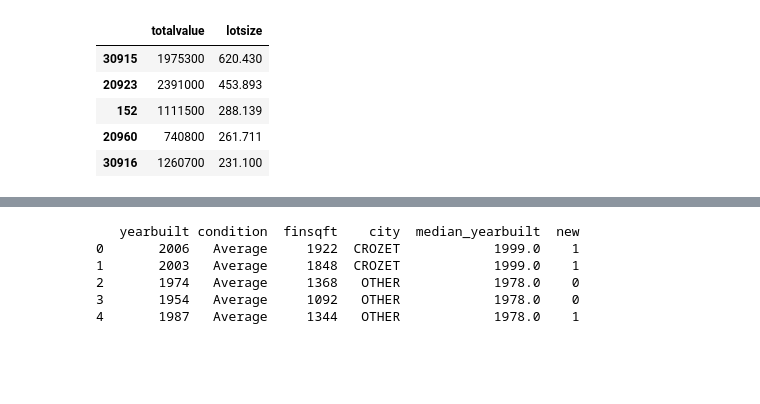
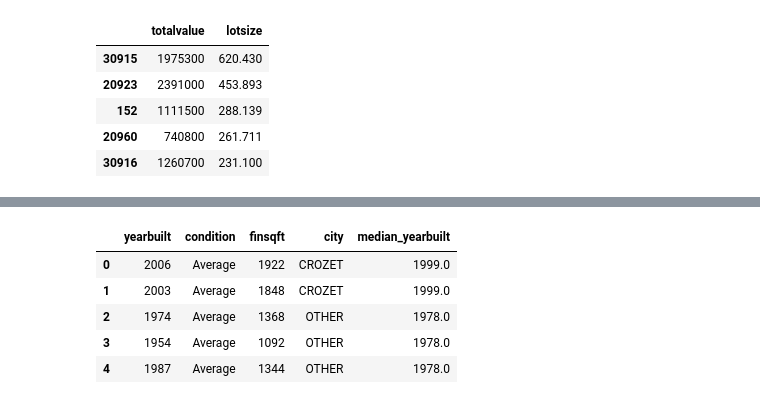
Before and after one commit to apostolosfilippas/ec, a Jupyter notebook: scripts/2.dataframes.ipynb, the cells around one changed output, grey strips where cells are left out. Drawn from its saved outputs; the diff is of its cells as text; code cells hidden in the pictures; blank space fills up the shorter version.

```diff
--- a/scripts/2.dataframes.ipynb
+++ b/scripts/2.dataframes.ipynb
@@ -698,25 +712,13 @@ print(df_homes_stats)
-# %%
-# If you don't want to obtain summaries but only within-group quantities
-# First, filter houses with yearbuilt info
-df_homes_filtered = df_homes[df_homes["yearbuilt"] > 0].copy()
-
-# Calculate median year built by city
-median_by_city = df_homes_filtered.groupby("city")["yearbuilt"].median()
-
-# Add the median back to our dataframe
-df_homes_filtered["median_yearbuilt"] = df_homes_filtered["city"].map(median_by_city)
-
-# Create a new column indicating if house is newer than city median
-df_homes_filtered["new"] = (df_homes_filtered["yearbuilt"] >= df_homes_filtered["median_yearbuilt"]).astype(int)
-
-# Select only the columns we want
-df_homes_stats = df_homes_filtered[["yearbuilt", "condition", "finsqft", "city", "median_yearbuilt", "new"]]
-
-print(df_homes_stats.head())
-# %% [output]
-   yearbuilt condition  finsqft    city  median_yearbuilt  new
-0       2006   Average     1922  CROZET            1999.0    1
-1       2003   Average     1848  CROZET            1999.0    1
-2       1974   Average     1368   OTHER            1978.0    0
-3       1954   Average     1092   OTHER            1978.0    0
-4       1987   Average     1344   OTHER            1978.0    1
+# %%
+# now we'll add the median back to our dataframe
+# the `map` function will match each city from the two dataframes and add the median year built for that city
+df_homes_filtered["median_yearbuilt"] = df_homes_filtered["city"].map(median_by_city)
+df_homes_filtered= df_homes_filtered[["yearbuilt", "condition", "finsqft", "city", "median_yearbuilt"]]
+df_homes_filtered.head()
+# %% [output]
+|  | yearbuilt | condition | finsqft | city | median_yearbuilt |
+| 0 | 2006 | Average | 1922 | CROZET | 1999.0 |
+| 1 | 2003 | Average | 1848 | CROZET | 1999.0 |
+| 2 | 1974 | Average | 1368 | OTHER | 1978.0 |
+| 3 | 1954 | Average | 1092 | OTHER | 1978.0 |
+| 4 | 1987 | Average | 1344 | OTHER | 1978.0 |
```
Also changed, not shown: parts of 14 cells of this notebook.
